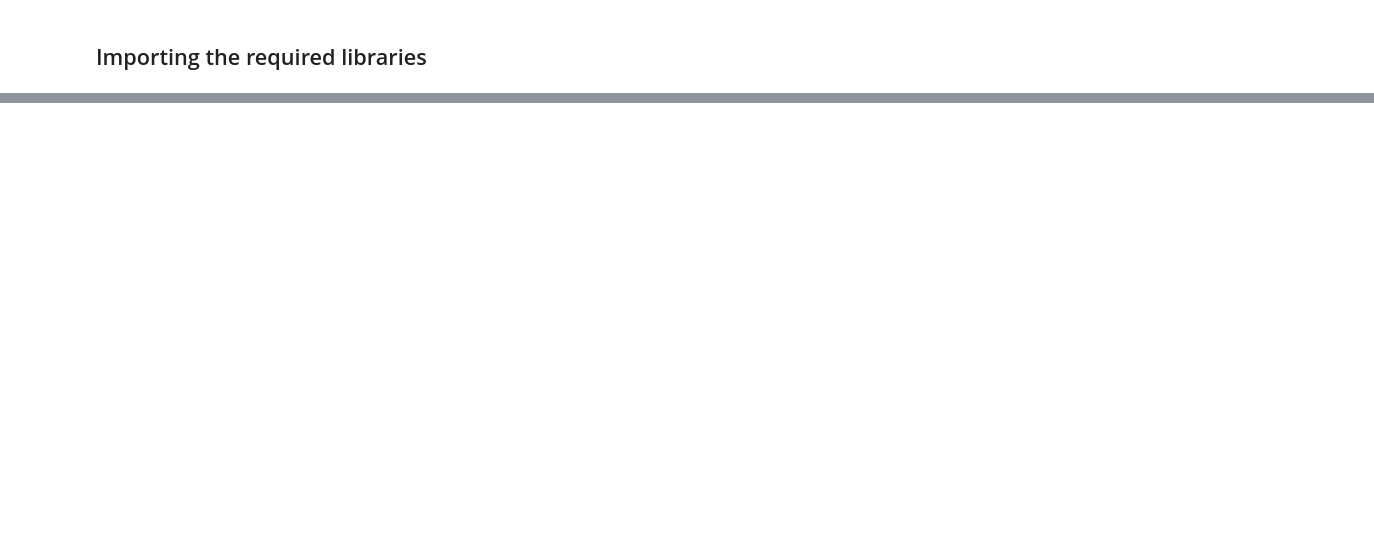
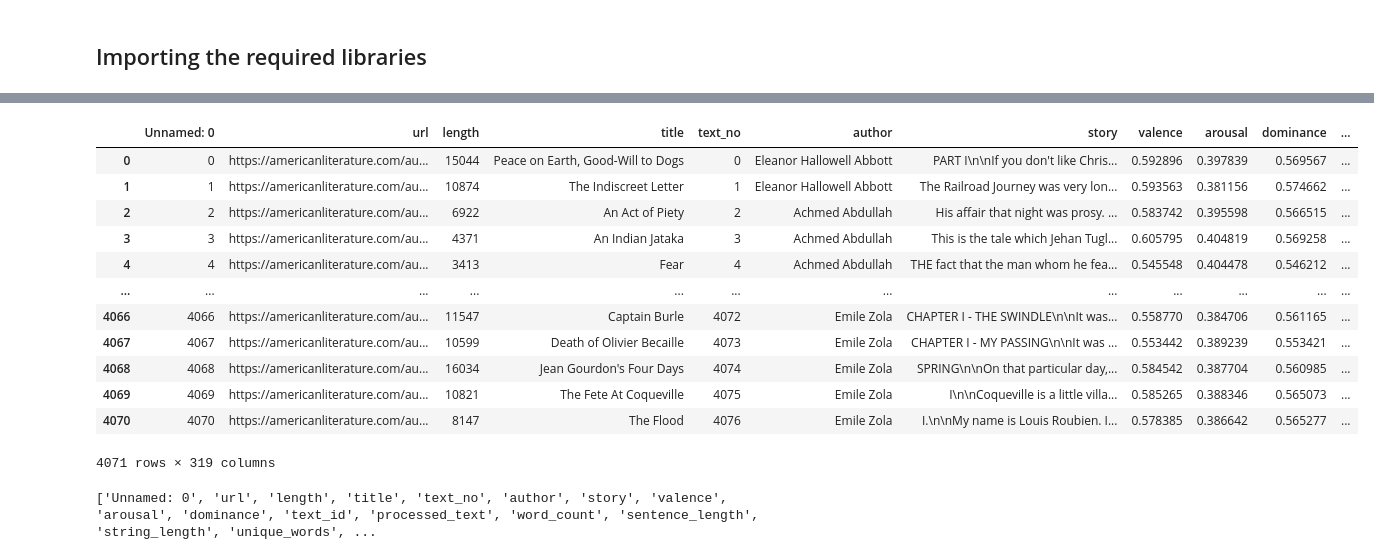
Before and after one commit to laelgelc/cl_st1_sara, a Jupyter notebook: CL_St1_Ph1_Sara.ipynb, the cells around one changed output, grey strips where cells are left out. Saved outputs shown, nothing was run; the diff lists cells and outputs as text; code cells hidden in the pictures; blank space fills up the shorter version.

```diff
--- a/CL_St1_Ph1_Sara.ipynb
+++ b/CL_St1_Ph1_Sara.ipynb
@@ -21,0 +53,2 @@ This dataset presents 4,000 short stories that have been classified in terms of
+# %%
+df_short_stories = pd.read_excel(f"{input_directory}/4000-Stories-with-sentiment-analysis.xlsx", engine='openpyxl')
@@ -21,0 +87,27 @@ This dataset presents 4,000 short stories that have been classified in terms of
+# %%
+nltk.download('punkt', quiet=True)
+nltk.download('punkt_tab', quiet=True)
+
+df_short_stories_2 = df_short_stories.copy()
+df_short_stories_2['word_count_nltk'] = df_short_stories_2['story'].apply(
+    lambda s: len(word_tokenize(s)) if isinstance(s, str) else 0)
+df_short_stories_2
+# %% [output]
+|  | Unnamed: 0 | url | length | title | text_no | author | story | valence | arousal | dominance | ... |
+| 0 | 0 | https://americanliterature.com/au... | 15044 | Peace on Earth, Good-Will to Dogs | 0 | Eleanor Hallowell Abbott | PART I\n\nIf you don't like Chris... | 0.592896 | 0.397839 | 0.569567 | ... |
+| 1 | 1 | https://americanliterature.com/au... | 10874 | The Indiscreet Letter | 1 | Eleanor Hallowell Abbott | The Railroad Journey was very lon... | 0.593563 | 0.381156 | 0.574662 | ... |
+| 2 | 2 | https://americanliterature.com/au... | 6922 | An Act of Piety | 2 | Achmed Abdullah | His affair that night was prosy. ... | 0.583742 | 0.395598 | 0.566515 | ... |
+| 3 | 3 | https://americanliterature.com/au... | 4371 | An Indian Jataka | 3 | Achmed Abdullah | This is the tale which Jehan Tugl... | 0.605795 | 0.404819 | 0.569258 | ... |
+| 4 | 4 | https://americanliterature.com/au... | 3413 | Fear | 4 | Achmed Abdullah | THE fact that the man whom he fea... | 0.545548 | 0.404478 | 0.546212 | ... |
+| ... | ... | ... | ... | ... | ... | ... | ... | ... | ... | ... | ... |
+| 4066 | 4066 | https://americanliterature.com/au... | 11547 | Captain Burle | 4072 | Emile Zola | CHAPTER I - THE SWINDLE\n\nIt was... | 0.558770 | 0.384706 | 0.561165 | ... |
+| 4067 | 4067 | https://americanliterature.com/au... | 10599 | Death of Olivier Becaille | 4073 | Emile Zola | CHAPTER I - MY PASSING\n\nIt was ... | 0.553442 | 0.389239 | 0.553421 | ... |
+| 4068 | 4068 | https://americanliterature.com/au... | 16034 | Jean Gourdon's Four Days | 4074 | Emile Zola | SPRING\n\nOn that particular day,... | 0.584542 | 0.387704 | 0.560985 | ... |
+| 4069 | 4069 | https://americanliterature.com/au... | 10821 | The Fete At Coqueville | 4075 | Emile Zola | I\n\nCoqueville is a little villa... | 0.585265 | 0.388346 | 0.565073 | ... |
+| 4070 | 4070 | https://americanliterature.com/au... | 8147 | The Flood | 4076 | Emile Zola | I.\n\nMy name is Louis Roubien. I... | 0.578385 | 0.386642 | 0.565277 | ... |
+4071 rows × 319 columns
+# %%
+df_short_stories_2_columns = df_short_stories_2.columns.tolist()
+print(df_short_stories_2_columns)
+# %% [output]
+['Unnamed: 0', 'url', 'length', 'title', 'text_no', 'author', 'story', 'valence', 'arousal', 'dominance', 'text_id', 'processed_text', 'word_count', 'sentence_length', 'string_length', 'unique_words', ...
```
Also changed, not shown: parts of 37 cells of this notebook, 1 other file.
